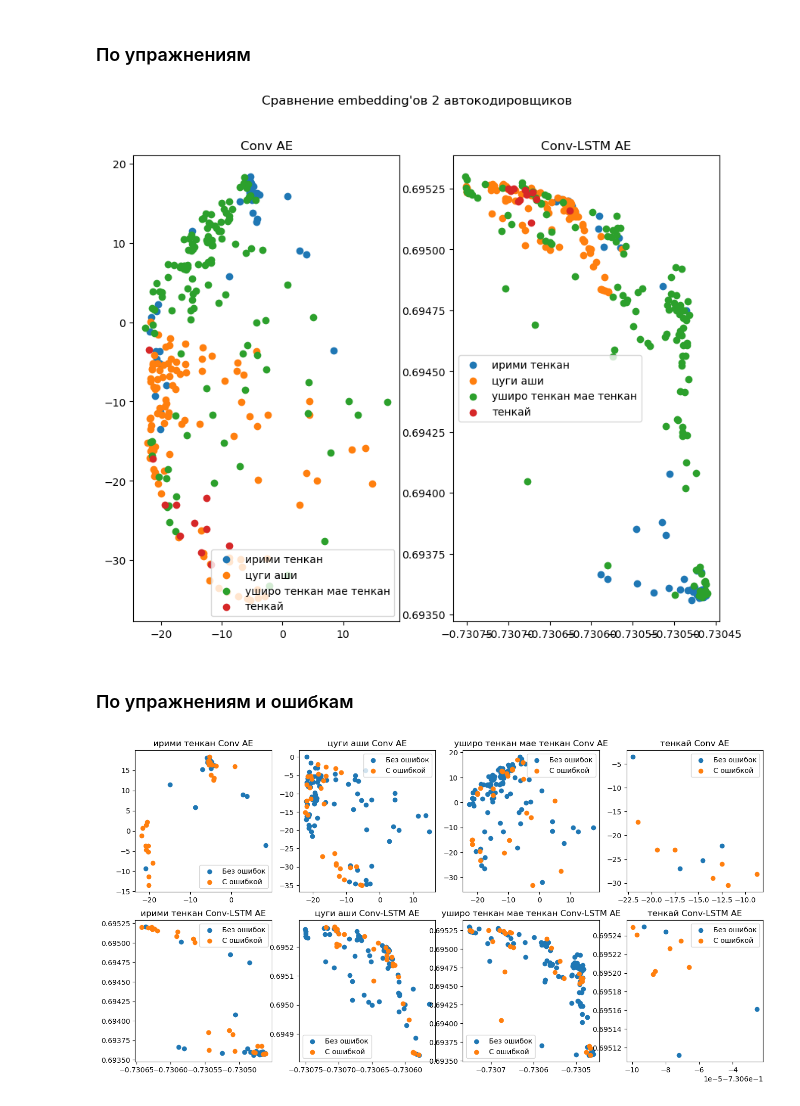
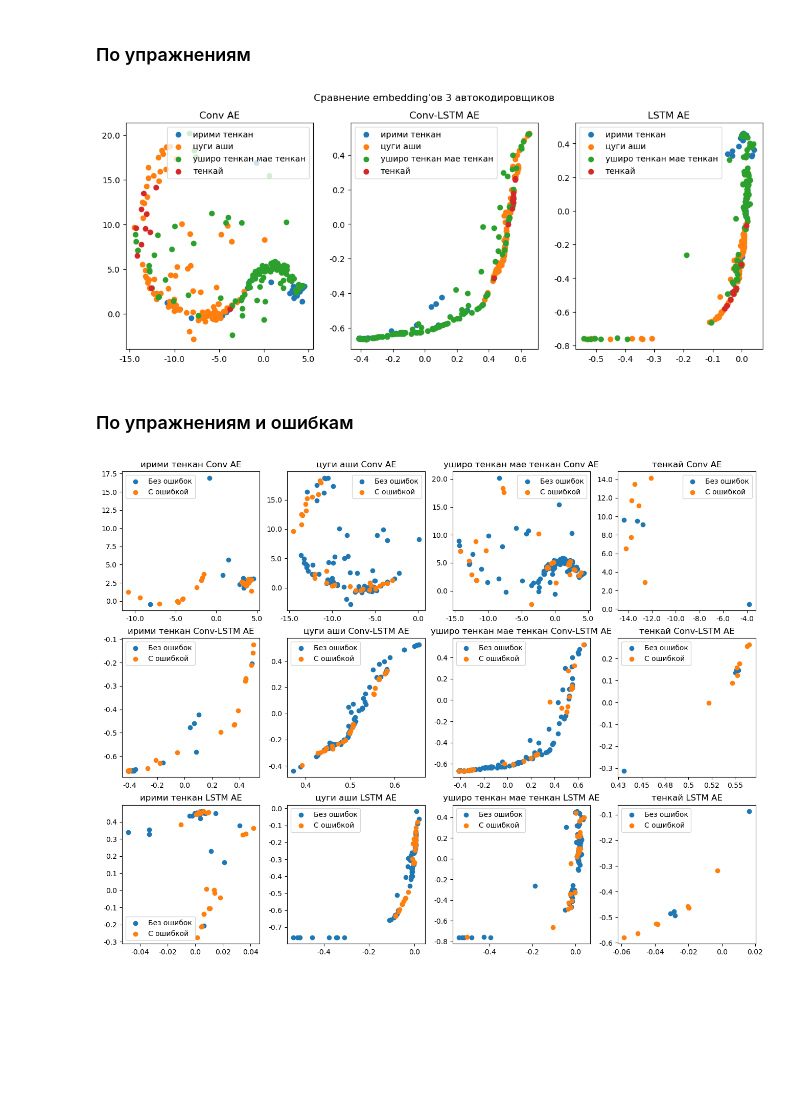
Before and after one commit to gainullinaa/aikido-auto-eval, a Jupyter notebook: embeddings_analysis.ipynb, the cells around one changed output. Drawn from its saved outputs; the diff is of its cells as text; code cells hidden in the pictures; blank space fills up the shorter version.

```diff
--- a/embeddings_analysis.ipynb
+++ b/embeddings_analysis.ipynb
@@ -392,7 +392,7 @@ compare_true_recon(trues[10], preds[10])
 # Conv-LSTM автокодировщик
 # %%
 device = 'cuda' if torch.cuda.is_available() else 'cpu'
-model1 = CONV_LSTM_AE((26, CHANNELS), EMB_DIM, kernel=(3, 3), h_lstm_channels=[4]).to(device)
+model1 = CONV_LSTM_AE((26, CHANNELS), EMB_DIM, kernel=(3, 3), h_lstm_channels=[8]).to(device)
 epochs = 50
 inprogress_metrics = {"MAE":F.l1_loss} #, "MSE":F.mse_loss
 criterion = nn.MSELoss() #nn.BCELoss() # MSE, MAE
@@ -427,8 +460,10 @@ Test| Loss: 0.11613792373931833 MAE: 0.3028035714285715
 # %%
 model0.eval()
 model1.eval()
+model2.eval()
 encoder0 = model0.encoder
 encoder1 = model1.encoder
+encoder2 = model2.encoder
 # %%
 def get_motion_embedding(enc, motion_img, transforms, add_batch_dim=True):
     if add_batch_dim:
@@ -477,18 +518,15 @@ for motions, labels in zip([train_imgs, test_imgs, val_imgs], [train_labels, tes
         else:
             normal.append(motion)
 
-# show compare plots
-fig = plt.figure(2, figsize=(10, 5))
-ax = fig.add_subplot(1,2,1)
-show_2d_embeddings(encoder0, normal, tform)
-show_2d_embeddings(encoder0, wrong, tform)
-ax.title.set_text("Conv AE")
-ax.legend(["Без ошибок", "С ошибкой"])
-ax = fig.add_subplot(1,2,2)
-show_2d_embeddings(encoder1, normal, recurr_tform, add_batch_dim=False)
-show_2d_embeddings(encoder1, wrong, recurr_tform, add_batch_dim=False)
-ax.title.set_text("Conv-LSTM AE")
-ax.legend(["Без ошибок", "С ошибкой"])
-fig.suptitle("Сравнение embedding'ов 2 автокодировщиков")
+fig, axs = plt.subplots(1, len(models_info), figsize=(5 * len(models_info), 5))
+for i, model_info in enumerate(models_info):
+    enc, transform_func, str_title, batch_add = model_info
+    show_2d_embeddings(enc, normal, transform_func, axs[i], batch_add)
+    show_2d_embeddings(enc, wrong, transform_func, axs[i], batch_add)
+    axs[i].title.set_text(str_title)
+    axs[i].legend(["Без ошибок", "С ошибкой"])
+    axs[i].xaxis.set_major_formatter(tick_formatter)
+    axs[i].yaxis.set_major_formatter(tick_formatter)
+fig.suptitle(f"Сравнение embedding'ов {len(models_info)} автокодировщиков")
 plt.show()
 # %% [output]
@@ -497,28 +535,29 @@ plt.show()
 ### По упражнениям
 # %%
 exercises_legend = []
-fig, axss = plt.subplots(1, 2, figsize=(10, 8))
+fig, axss = plt.subplots(1, len(models_info), figsize=(14, 5))
 for exercise in exercise2points:
     exercises_legend.append(exercise)
     cur_exercises = []
     for person in exercise2points[exercise]:
         for motion in exercise2points[exercise][person]:
             cur_exercises.append(motion)
-    show_2d_embeddings(encoder0, cur_exercises, tform, axs=axss[0])
-    show_2d_embeddings(encoder1, cur_exercises, recurr_tform, add_batch_dim=False, axs=axss[1])
-axss[0].legend(exercises_legend)
-axss[0].title.set_text("Conv AE")
-axss[1].legend(exercises_legend)
-axss[1].title.set_text("Conv-LSTM AE")
-fig.suptitle("Сравнение embedding'ов 2 автокодировщиков")
+    for i, model_info in enumerate(models_info):
+        enc, transform_func, str_title, batch_add = model_info
+        show_2d_embeddings(enc, cur_exercises, transform_func, axss[i], batch_add)
+        axss[i].legend(exercises_legend)
+        axss[i].title.set_text(str_title)
+        axss[i].xaxis.set_major_formatter(tick_formatter)
+        axss[i].yaxis.set_major_formatter(tick_formatter)
+fig.suptitle("Сравнение embedding'ов 3 автокодировщиков")
 plt.show()
 # %% [output]
-[figure, old version]
+[figure, new version]
 # %% [markdown]
 ### По упражнениям и ошибкам
 # %%
-fig, axs = plt.subplots(2, len(exercise2points), figsize=(16, 8))
-for idx, exname in enumerate(exercise2points):
+fig, axs = plt.subplots(len(models_info), len(exercise2points), figsize=(16, 4 * len(models_info)))
+for exercise_idx, exname in enumerate(exercise2points):
     wrong_exercises = []
     normal_exercises = []
     for student in exercise2points[exname]:
@@ -527,14 +566,14 @@ for idx, exname in enumerate(exercise2points):
                 wrong_exercises.append(motion)
             else:
                 normal_exercises.append(motion)
-    show_2d_embeddings(encoder0, normal_exercises, tform, axs[0, idx])
-    show_2d_embeddings(encoder0, wrong_exercises, tform, axs[0, idx])
-    axs[0, idx].legend(["Без ошибок", "С ошибкой"])
-    axs[0, idx].title.set_text(f"{exname} Conv AE")
-    show_2d_embeddings(encoder1, normal_exercises, recurr_tform, add_batch_dim=False, axs=axs[1, idx])
-    show_2d_embeddings(encoder1, wrong_exercises, recurr_tform, add_batch_dim=False, axs=axs[1, idx])
-    axs[1, idx].legend(["Без ошибок", "С ошибкой"])
-    axs[1, idx].title.set_text(f"{exname} Conv-LSTM AE")
+    for model_idx, model_info in enumerate(models_info):
+        enc, transform_func, str_title, batch_add = model_info
+        show_2d_embeddings(enc, normal_exercises, transform_func, axs[model_idx, exercise_idx], batch_add)
+        show_2d_embeddings(enc, wrong_exercises, transform_func, axs[model_idx, exercise_idx], batch_add)
+        axs[model_idx, exercise_idx].legend(["Без ошибок", "С ошибкой"])
+        axs[model_idx, exercise_idx].title.set_text(f"{exname} {str_title}")
+        axs[model_idx, exercise_idx].xaxis.set_major_formatter(tick_formatter)
+        axs[model_idx, exercise_idx].yaxis.set_major_formatter(tick_formatter)
 plt.show()
 # %% [output]
-[figure, old version]
+[figure, new version]
```
Also changed, not shown: parts of 20 cells of this notebook.
